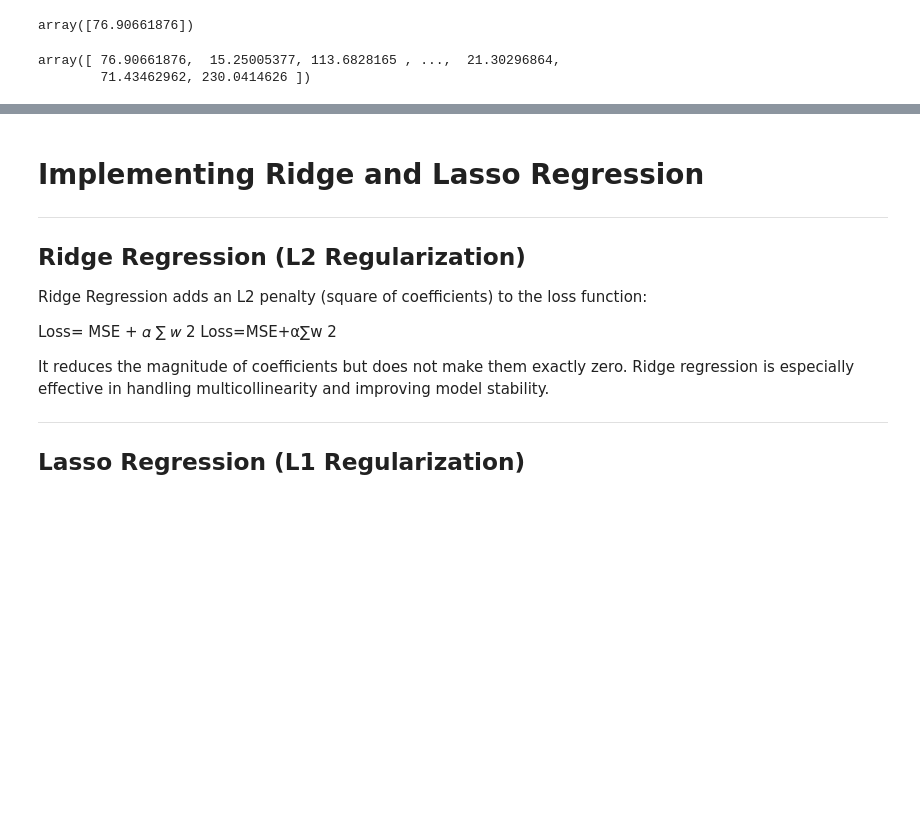
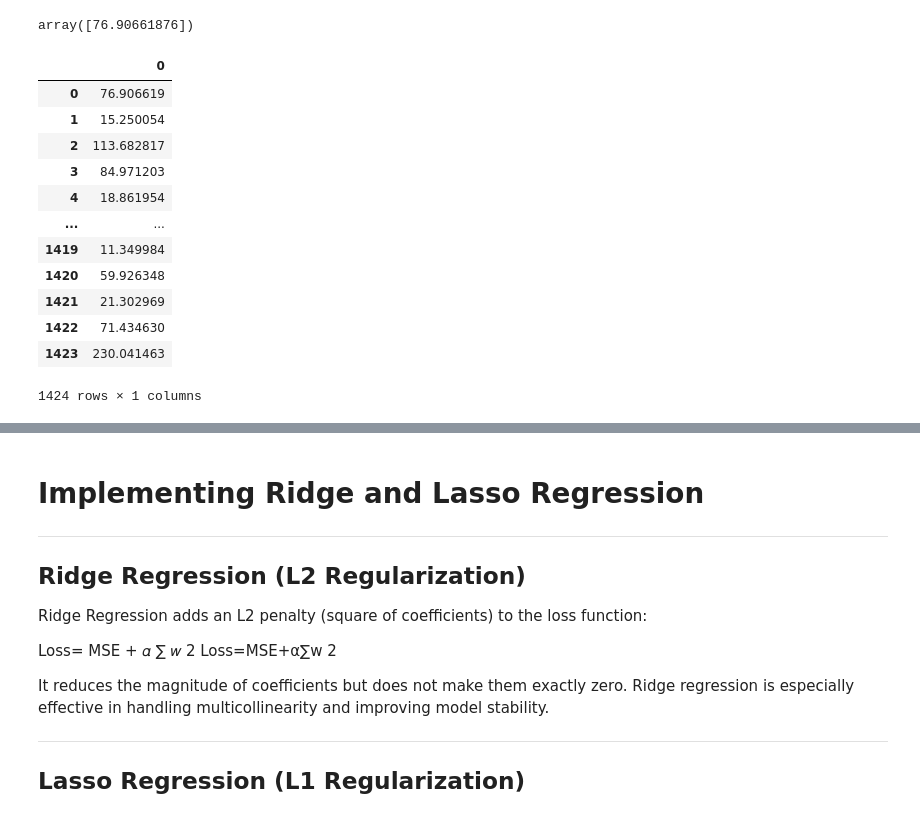
Before and after one commit to varshitfauzdar/AIML_Hands_on, a Jupyter notebook: Ridge_&_Lasso_Regression_Bangalore_House_Price_Prediction.ipynb, the cells around one changed output, grey strips where cells are left out. Saved outputs shown, nothing was run; the diff lists cells and outputs as text; code cells hidden in the pictures; blank space fills up the shorter version.

```diff
--- a/Ridge_&_Lasso_Regression_Bangalore_House_Price_Prediction.ipynb
+++ b/Ridge_&_Lasso_Regression_Bangalore_House_Price_Prediction.ipynb
@@ -113,11 +113,23 @@ array([ 0.71301986,  0.0112734 ,  0.30202307,  0.65677518, -0.48064341,
 lr.predict([X_test[0, :]])
 # %% [output]
 array([76.90661876])
-# %%
-lr.predict(X_test)
-# %% [output]
-array([ 76.90661876,  15.25005377, 113.6828165 , ...,  21.30296864,
-        71.43462962, 230.0414626 ])
+# %%
+y_pred = pd.DataFrame(lr.predict(X_test))
+y_pred
+# %% [output]
+|  | 0 |
+| 0 | 76.906619 |
+| 1 | 15.250054 |
+| 2 | 113.682817 |
+| 3 | 84.971203 |
+| 4 | 18.861954 |
+| ... | ... |
+| 1419 | 11.349984 |
+| 1420 | 59.926348 |
+| 1421 | 21.302969 |
+| 1422 | 71.434630 |
+| 1423 | 230.041463 |
+1424 rows × 1 columns
 # %%
 y_test
 # %% [output]
```
Also changed, not shown: parts of 9 cells of this notebook.
